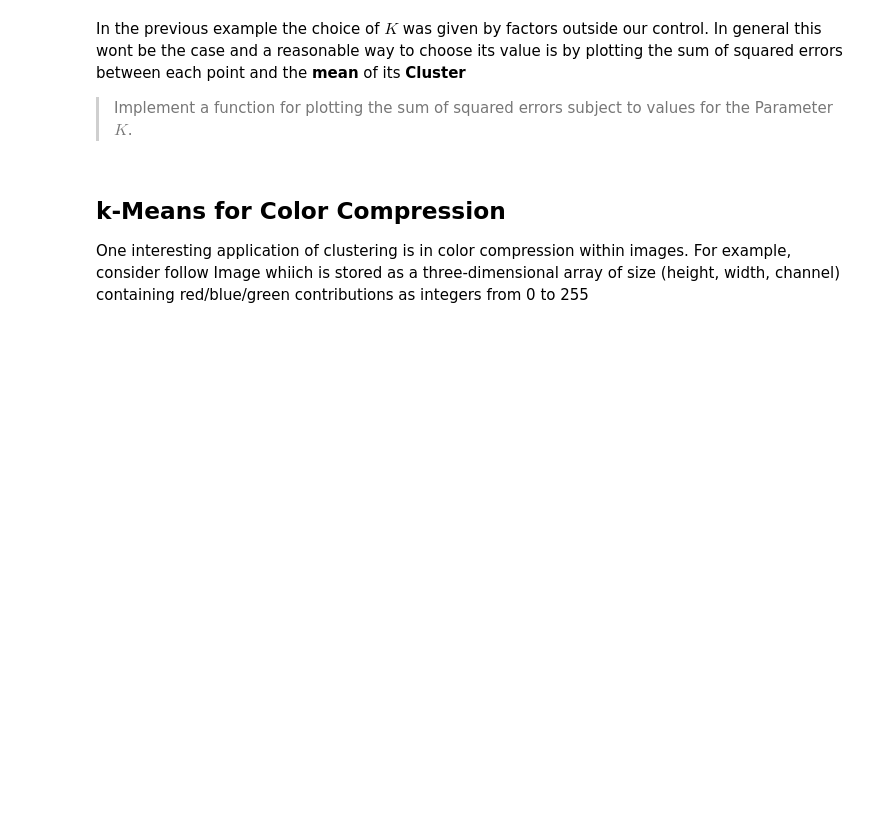
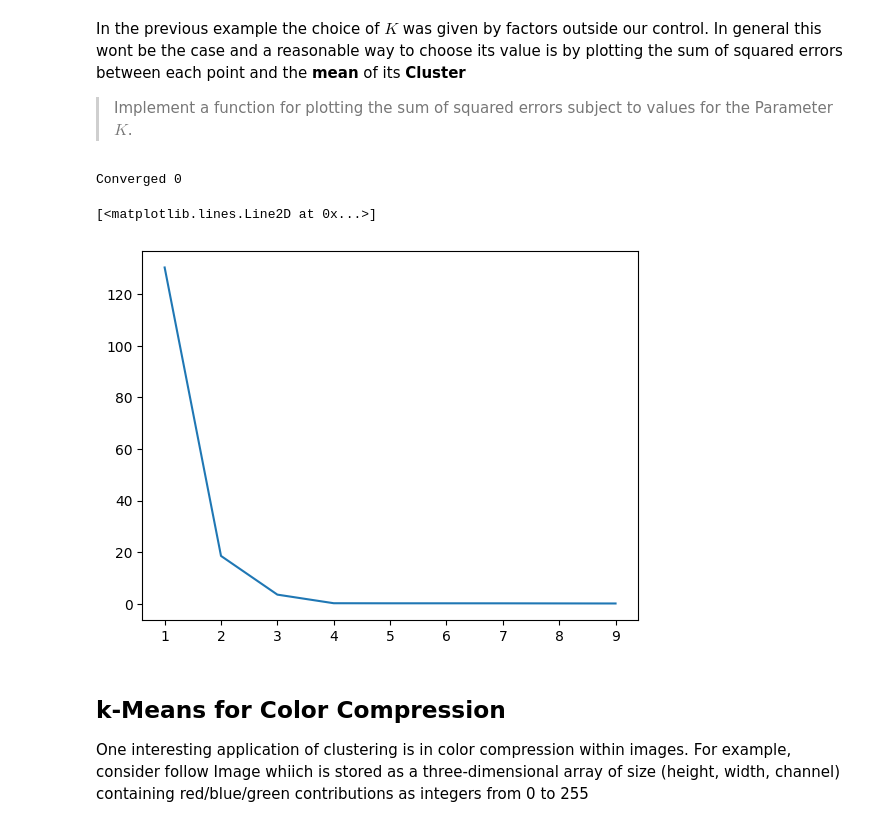
Before and after one commit to KlaraGtknst/PatRec2_SoSe24, a Jupyter notebook: 05_kmeans.ipynb, the cells around one changed output. Cells and saved outputs as stored; diff of their text form; code cells hidden in the pictures; blank space fills up the shorter version.

```diff
--- a/05_kmeans.ipynb
+++ b/05_kmeans.ipynb
@@ -139,6 +144,7 @@ def mse_cluster(X, k):
         k (int): Number of centers.
 
     """
-    ####################
-    # Your Code Here   #
-    ####################
+    clusterer = KMeans(n_clusters=k)
+    clusterer.fit(X)
+    labels = clusterer.predict(X)
+    return np.mean(np.min(clusterer._dist(X), axis=1)**2)
@@ -149,3 +151,10 @@ def mse_cluster(X, k):
+# %%
+mses = [mse_cluster(X, k) for k in range(1, 10)]
+plt.plot(range(1, 10), mses)
+# %% [output]
+Converged 0
+[<matplotlib.lines.Line2D at 0x...>]
+[figure, added]
 # %% [markdown]
 ## k-Means for Color Compression
 
```
Also changed, not shown: parts of 13 cells of this notebook.
